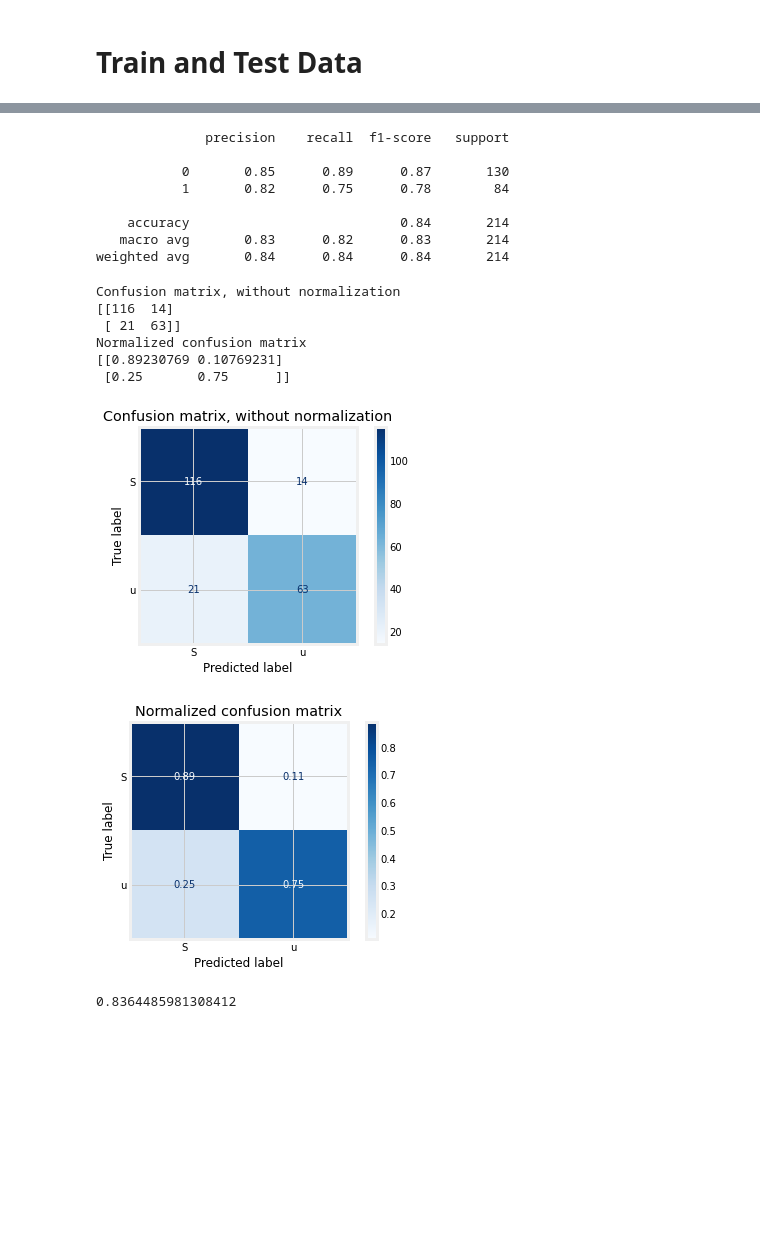
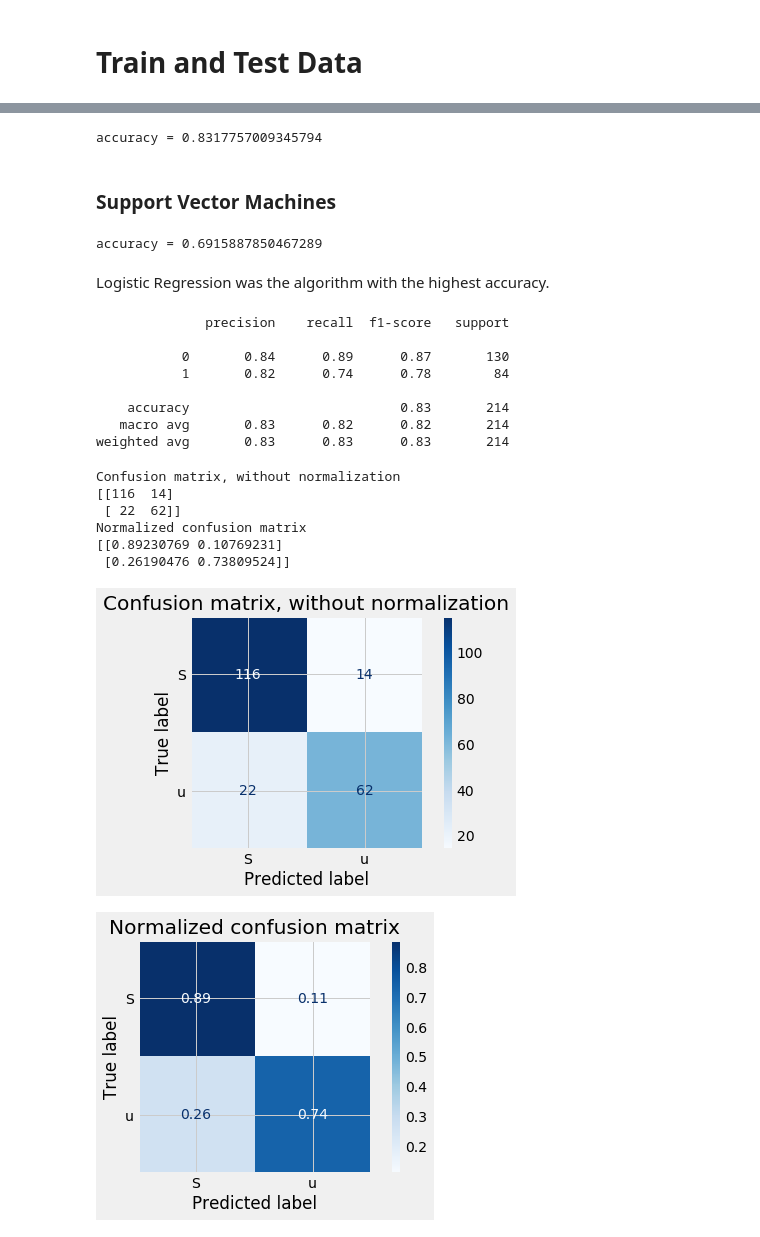
Before and after one commit to nicksento/Titanic-Survival-Prediction, a Jupyter notebook: Titanic Survival Prediction.ipynb, the cells around one changed output, grey strips where cells are left out. Saved outputs shown, nothing was run; the diff lists cells and outputs as text; code cells hidden in the pictures; blank space fills up the shorter version.

```diff
--- a/Titanic Survival Prediction.ipynb
+++ b/Titanic Survival Prediction.ipynb
@@ -494,0 +526,4 @@ predictions = model.predict(X_test)
+# %%
+model = KNeighborsClassifier(n_neighbors=3)
+model.fit(X_train, y_train)
+print('accuracy =', model.score(X_test, y_test))
@@ -494,0 +534,4 @@ predictions = model.predict(X_test)
+# %%
+model = DecisionTreeClassifier()
+model.fit(X_train, y_train)
+print('accuracy =', model.score(X_test, y_test))
@@ -495,39 +542,53 @@ predictions = model.predict(X_test)
+# %%
+model = RandomForestClassifier()
+model.fit(X_train, y_train)
+print('accuracy =', model.score(X_test, y_test))
+# %% [output]
+accuracy = 0.8317757009345794
+# %% [markdown]
+### Support Vector Machines
+# %%
+model = svm.SVC()
+model.fit(X_train, y_train)
+print('accuracy =', model.score(X_test, y_test))
+# %% [output]
+accuracy = 0.6915887850467289
+# %% [markdown]
+Logistic Regression was the algorithm with the highest accuracy.
 # %%
-print(classification_report(y_test, predictions))
+print(classification_report(y_test, LogRegPred))
 # %% [output]
               precision    recall  f1-score   support
 
-           0       0.85      0.89      0.87       130
-           1       0.82      0.75      0.78        84
+           0       0.84      0.89      0.87       130
+           1       0.82      0.74      0.78        84
 
-    accuracy                           0.84       214
-   macro avg       0.83      0.82      0.83       214
-weighted avg       0.84      0.84      0.84       214
+    accuracy                           0.83       214
+   macro avg       0.83      0.82      0.82       214
+weighted avg       0.83      0.83      0.83       214
 # %%
 # Plot non-normalized confusion matrix
+model = LogisticRegression()
+model.fit(X_train, y_train)
 titles_options = [("Confusion matrix, without normalization", None),
                   ("Normalized confusion matrix", 'true')]
 for title, normalize in titles_options:
     disp = plot_confusion_matrix(model, X_test, y_test,
                                  display_labels='Survived',
                                  cmap=plt.cm.Blues,
                                  normalize=normalize)
     disp.ax_.set_title(title)
 
     print(title)
     print(disp.confusion_matrix)
 
 plt.show()
 # %% [output]
 Confusion matrix, without normalization
 [[116  14]
- [ 21  63]]
+ [ 22  62]]
 Normalized confusion matrix
 [[0.89230769 0.10769231]
- [0.25       0.75      ]]
+ [0.26190476 0.73809524]]
-[figure, old version]
+[figure, new version]
-[figure, old version]
+[figure, new version]
-# %%
-accuracy_score(y_test, predictions)
-# %% [output]
-0.8364485981308412
```
Also changed, not shown: parts of 32 cells of this notebook.
